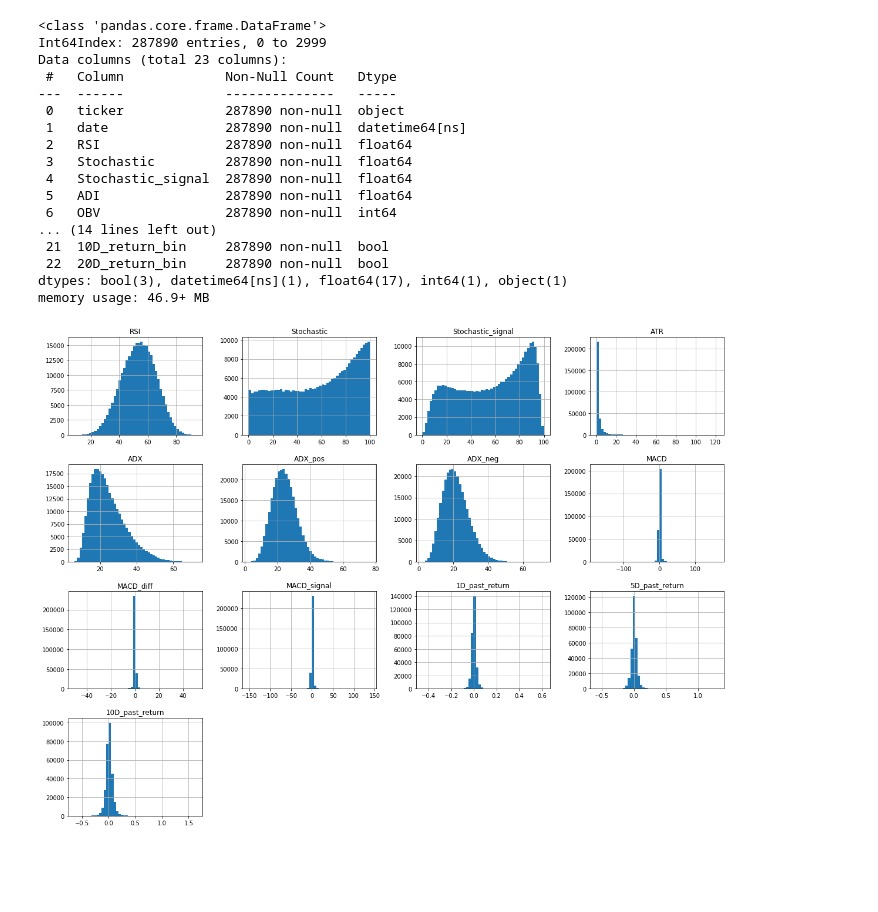
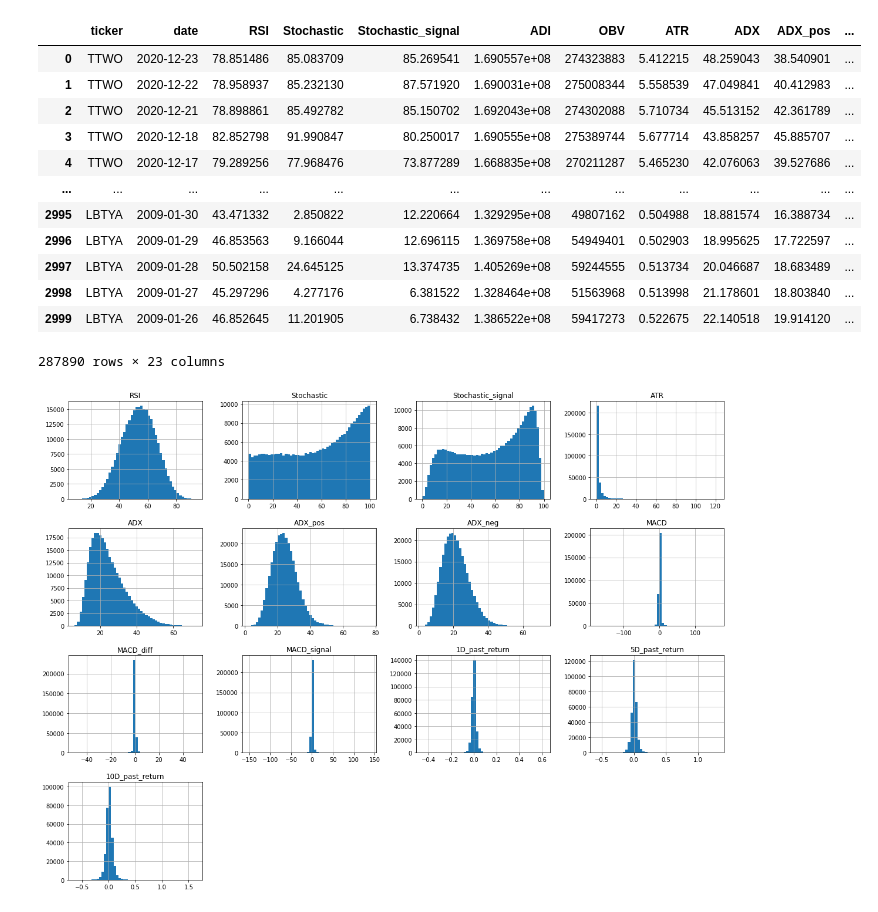
Before and after one commit to marcin-sobocinski/mlchartist, a Jupyter notebook: notebooks/Marcin/random_many_comp.ipynb, the cells around one changed output. Drawn from its saved outputs; the diff is of its cells as text; code cells hidden in the pictures; blank space fills up the shorter version.

```diff
--- a/notebooks/Marcin/random_many_comp.ipynb
+++ b/notebooks/Marcin/random_many_comp.ipynb
@@ -64,25 +65,21 @@ joined_df['5D_return_bin'] = (joined_df['5TD_return'] >= FIVE_TR)
 joined_df['10D_return_bin'] = (joined_df['10TD_return'] >= TEN_TR)
 joined_df['20D_return_bin'] = (joined_df['20TD_return'] >= TWENTY_TR)
 # %%
-joined_df.info()
+joined_df
 # %% [output]
+|  | ticker | date | RSI | Stochastic | Stochastic_signal | ADI | OBV | ATR | ADX | ADX_pos | ... |
+| 0 | TTWO | 2020-12-23 | 78.851486 | 85.083709 | 85.269541 | 1.690557e+08 | 274323883 | 5.412215 | 48.259043 | 38.540901 | ... |
+| 1 | TTWO | 2020-12-22 | 78.958937 | 85.232130 | 87.571920 | 1.690031e+08 | 275008344 | 5.558539 | 47.049841 | 40.412983 | ... |
+| 2 | TTWO | 2020-12-21 | 78.898861 | 85.492782 | 85.150702 | 1.692043e+08 | 274302088 | 5.710734 | 45.513152 | 42.361789 | ... |
+| 3 | TTWO | 2020-12-18 | 82.852798 | 91.990847 | 80.250017 | 1.690555e+08 | 275389744 | 5.677714 | 43.858257 | 45.885707 | ... |
+| 4 | TTWO | 2020-12-17 | 79.289256 | 77.968476 | 73.877289 | 1.668835e+08 | 270211287 | 5.465230 | 42.076063 | 39.527686 | ... |
+| ... | ... | ... | ... | ... | ... | ... | ... | ... | ... | ... | ... |
+| 2995 | LBTYA | 2009-01-30 | 43.471332 | 2.850822 | 12.220664 | 1.329295e+08 | 49807162 | 0.504988 | 18.881574 | 16.388734 | ... |
+| 2996 | LBTYA | 2009-01-29 | 46.853563 | 9.166044 | 12.696115 | 1.369758e+08 | 54949401 | 0.502903 | 18.995625 | 17.722597 | ... |
+| 2997 | LBTYA | 2009-01-28 | 50.502158 | 24.645125 | 13.374735 | 1.405269e+08 | 59244555 | 0.513734 | 20.046687 | 18.683489 | ... |
+| 2998 | LBTYA | 2009-01-27 | 45.297296 | 4.277176 | 6.381522 | 1.328464e+08 | 51563968 | 0.513998 | 21.178601 | 18.803840 | ... |
+| 2999 | LBTYA | 2009-01-26 | 46.852645 | 11.201905 | 6.738432 | 1.386522e+08 | 59417273 | 0.522675 | 22.140518 | 19.914120 | ... |
-<class 'pandas.core.frame.DataFrame'>
-Int64Index: 287890 entries, 0 to 2999
-Data columns (total 23 columns):
- #   Column             Non-Null Count   Dtype
----  ------             --------------   -----
- 0   ticker             287890 non-null  object
- 1   date               287890 non-null  datetime64[ns]
- 2   RSI                287890 non-null  float64
- 3   Stochastic         287890 non-null  float64
- 4   Stochastic_signal  287890 non-null  float64
- 5   ADI                287890 non-null  float64
- 6   OBV                287890 non-null  int64
-... (14 lines left out)
- 21  10D_return_bin     287890 non-null  bool
- 22  20D_return_bin     287890 non-null  bool
-dtypes: bool(3), datetime64[ns](1), float64(17), int64(1), object(1)
-memory usage: 46.9+ MB
+287890 rows × 23 columns
 # %%
 # Plots distribution of the input df without removing outliers
 
```
Also changed, not shown: parts of 13 cells of this notebook, 2 other files.
